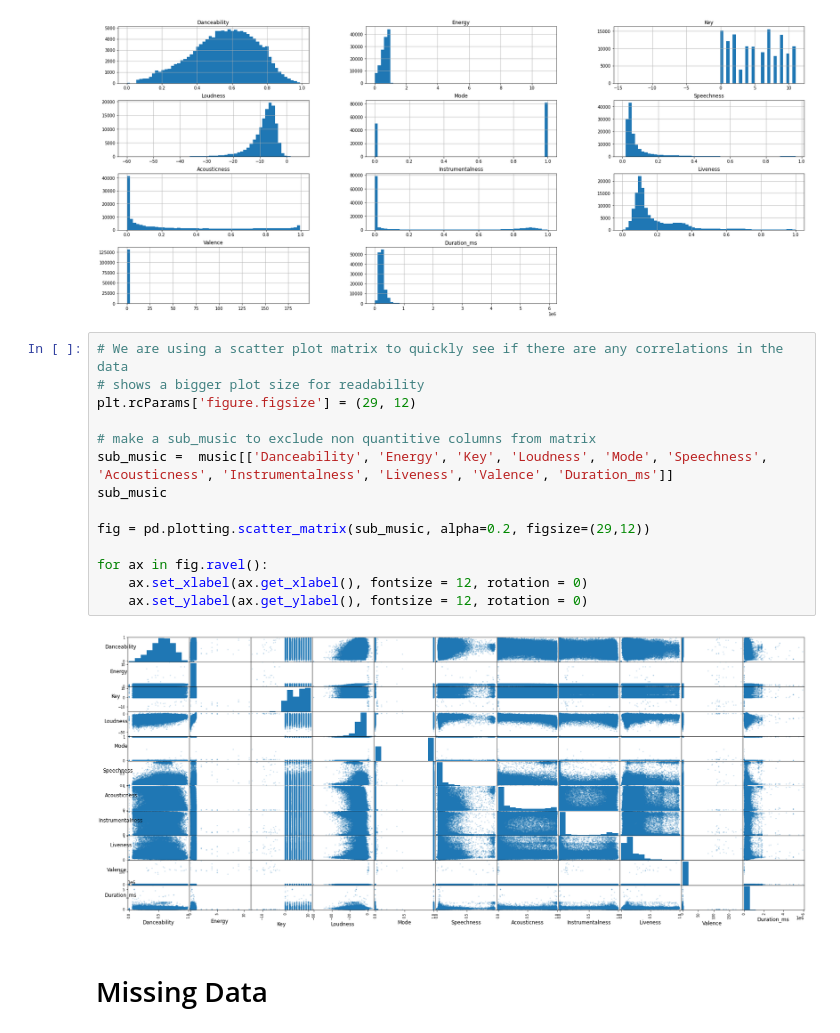
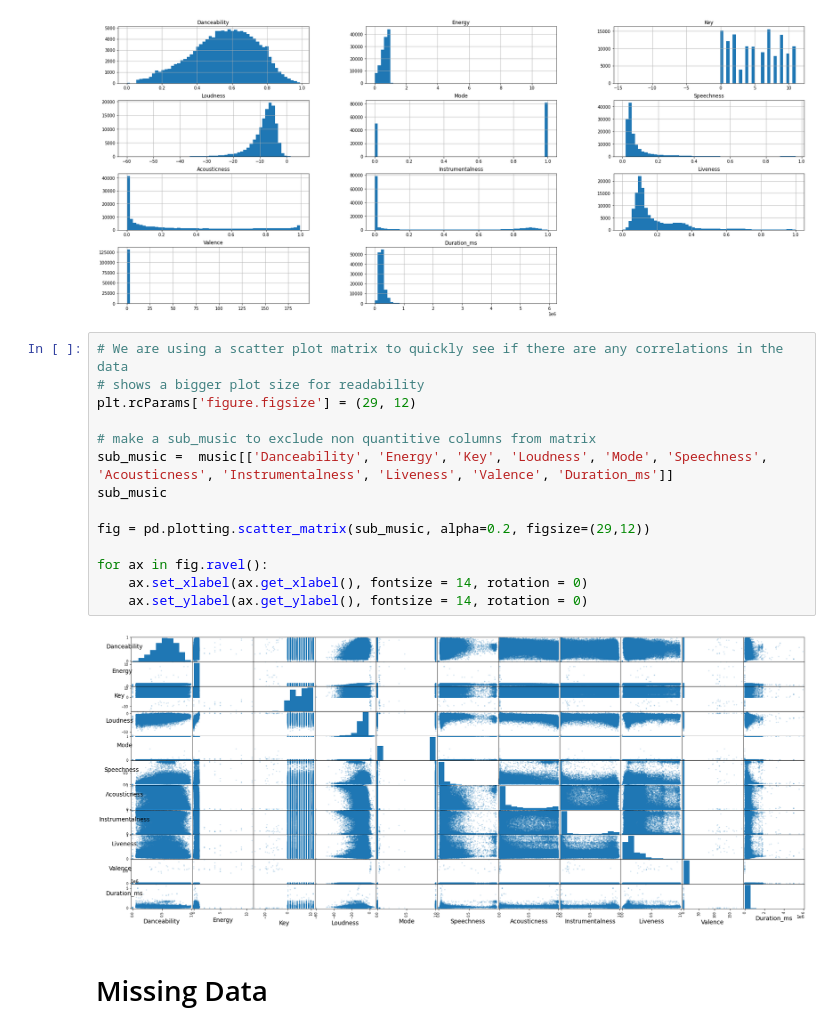
Before and after one commit to COGS118A/Group010-Sp22, a Jupyter notebook: model_test/model_tests.ipynb, the cells around one changed output. Cells and saved outputs as stored; diff of their text form.

```diff
--- a/model_test/model_tests.ipynb
+++ b/model_test/model_tests.ipynb
@@ -52,19 +52,19 @@ hist = music.hist(bins=55)
 # %%
 # We are using a scatter plot matrix to quickly see if there are any correlations in the data
 # shows a bigger plot size for readability
 plt.rcParams['figure.figsize'] = (29, 12)
 
 # make a sub_music to exclude non quantitive columns from matrix
 sub_music =  music[['Danceability', 'Energy', 'Key', 'Loudness', 'Mode', 'Speechness', 'Acousticness', 'Instrumentalness', 'Liveness', 'Valence', 'Duration_ms']]
 sub_music
 
 fig = pd.plotting.scatter_matrix(sub_music, alpha=0.2, figsize=(29,12))
 
 for ax in fig.ravel():
-    ax.set_xlabel(ax.get_xlabel(), fontsize = 12, rotation = 0)
-    ax.set_ylabel(ax.get_ylabel(), fontsize = 12, rotation = 0)
+    ax.set_xlabel(ax.get_xlabel(), fontsize = 14, rotation = 0)
+    ax.set_ylabel(ax.get_ylabel(), fontsize = 14, rotation = 0)
 # %% [output]
-[figure, old version]
+[figure, new version]
 # %% [markdown]
 # Missing Data
 # %%
```
